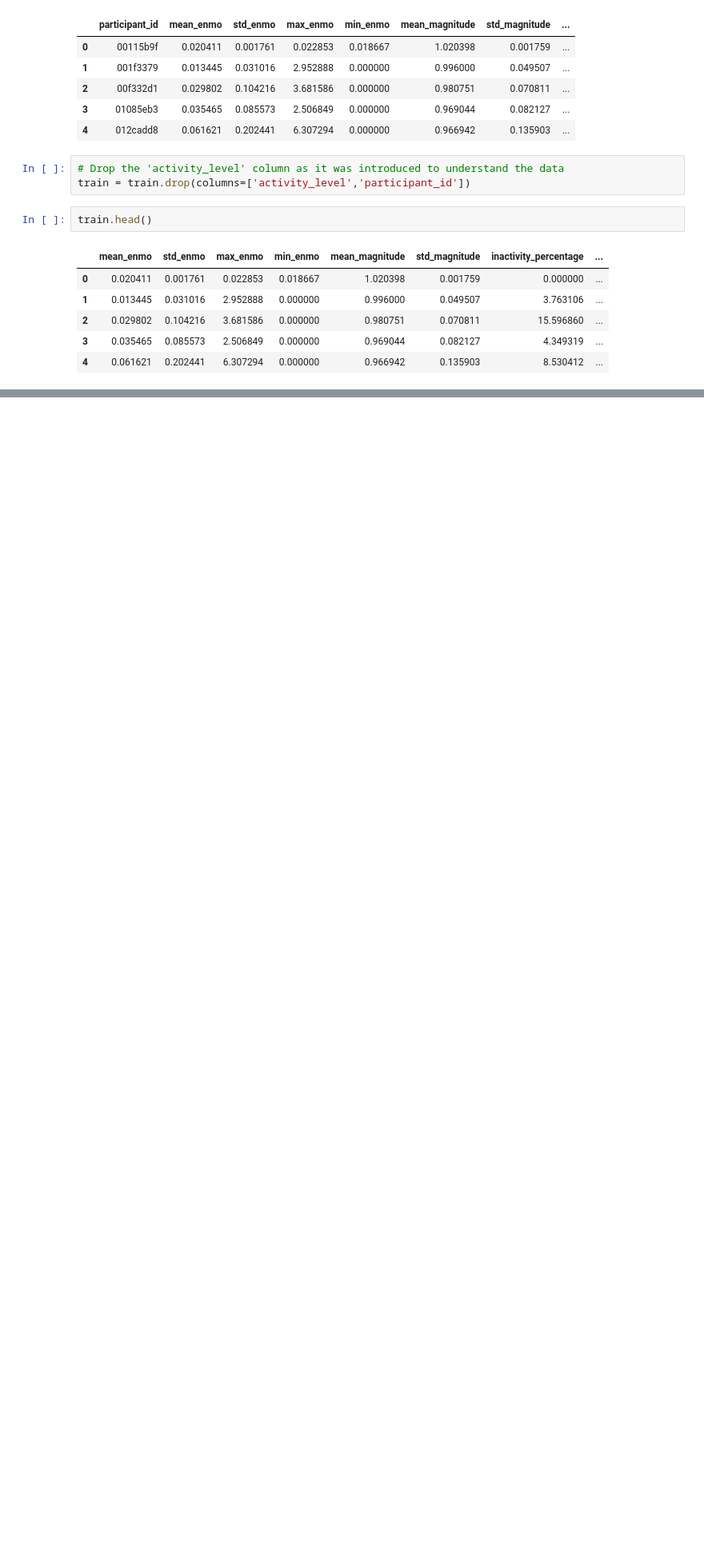
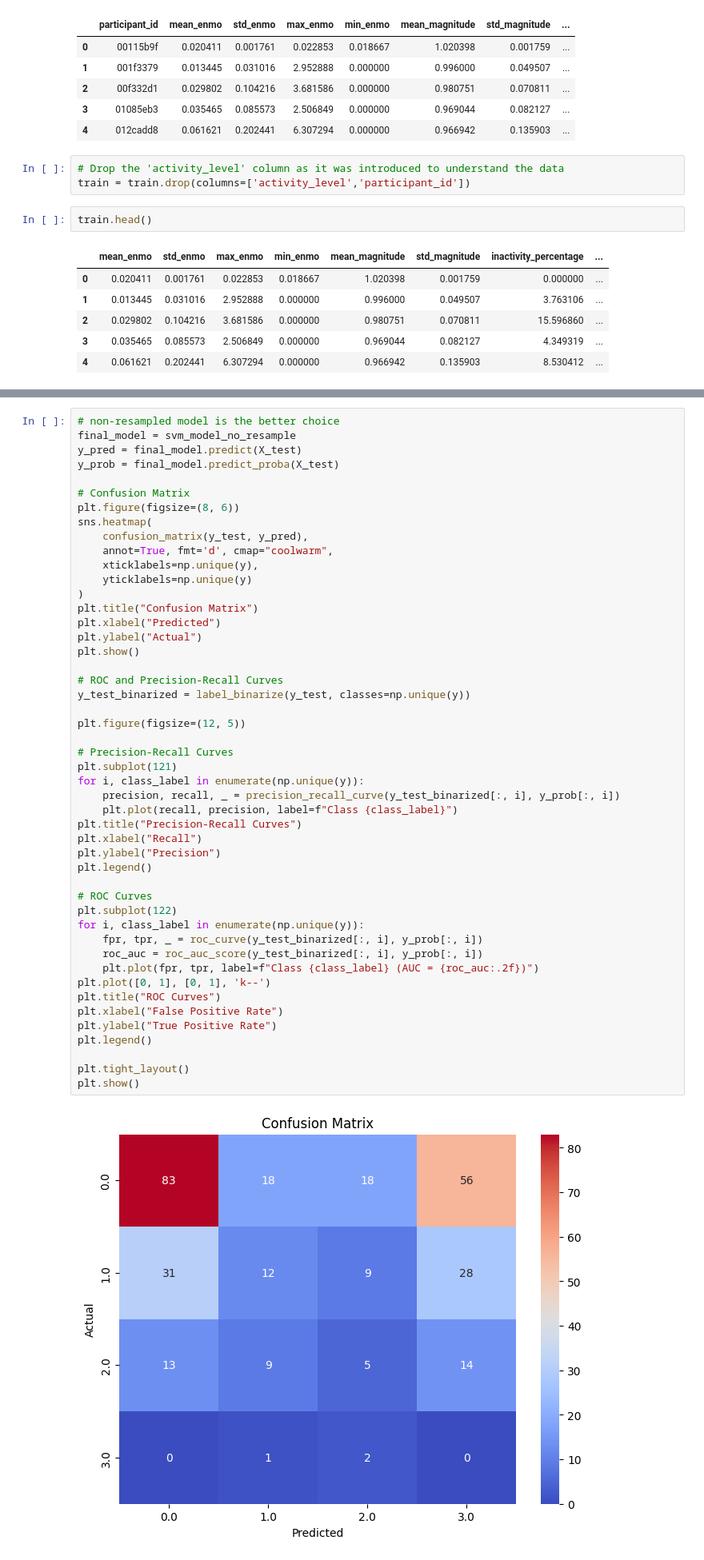
Before and after one commit to Nandana-Chigaterappa-HemanthKumar/PulseNet, a Jupyter notebook: actigraphy-data-model-development.ipynb, the cells around one changed output, grey strips where cells are left out. Shown at 80% size. Cells and saved outputs as stored; diff of their text form; blank space fills up the shorter version.

```diff
--- a/actigraphy-data-model-development.ipynb
+++ b/actigraphy-data-model-development.ipynb
@@ -261,0 +162,50 @@ plt.figure(figsize=(10, 8))
+# %%
+# non-resampled model is the better choice
+final_model = svm_model_no_resample
+y_pred = final_model.predict(X_test)
+y_prob = final_model.predict_proba(X_test)
+
+# Confusion Matrix
+plt.figure(figsize=(8, 6))
+sns.heatmap(
+    confusion_matrix(y_test, y_pred),
+    annot=True, fmt='d', cmap="coolwarm",
+    xticklabels=np.unique(y),
+    yticklabels=np.unique(y)
+)
+plt.title("Confusion Matrix")
+plt.xlabel("Predicted")
+plt.ylabel("Actual")
+plt.show()
+
+# ROC and Precision-Recall Curves
+y_test_binarized = label_binarize(y_test, classes=np.unique(y))
+
+plt.figure(figsize=(12, 5))
+
+# Precision-Recall Curves
+plt.subplot(121)
+for i, class_label in enumerate(np.unique(y)):
+    precision, recall, _ = precision_recall_curve(y_test_binarized[:, i], y_prob[:, i])
+    plt.plot(recall, precision, label=f"Class {class_label}")
+plt.title("Precision-Recall Curves")
+plt.xlabel("Recall")
+plt.ylabel("Precision")
+plt.legend()
+
+# ROC Curves
+plt.subplot(122)
+for i, class_label in enumerate(np.unique(y)):
+    fpr, tpr, _ = roc_curve(y_test_binarized[:, i], y_prob[:, i])
+    roc_auc = roc_auc_score(y_test_binarized[:, i], y_prob[:, i])
+    plt.plot(fpr, tpr, label=f"Class {class_label} (AUC = {roc_auc:.2f})")
+plt.plot([0, 1], [0, 1], 'k--')
+plt.title("ROC Curves")
+plt.xlabel("False Positive Rate")
+plt.ylabel("True Positive Rate")
+plt.legend()
+
+plt.tight_layout()
+plt.show()
+# %% [output]
+[figure, added]
```
Also changed, not shown: parts of 14 cells of this notebook.
